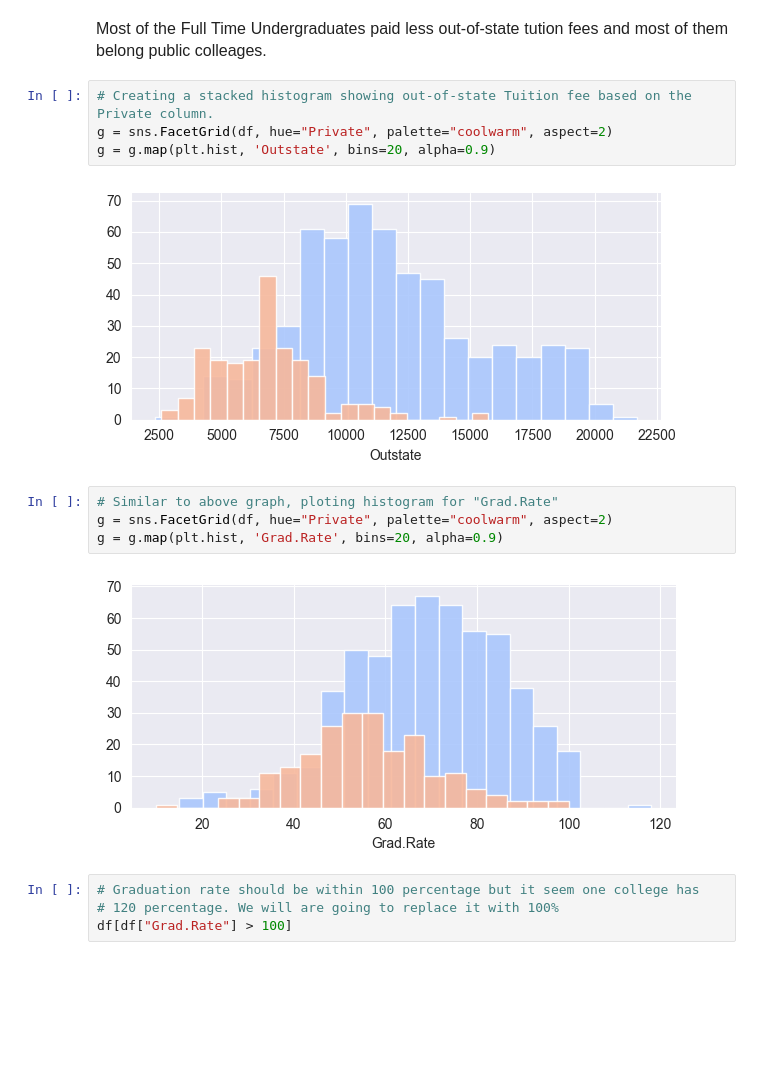
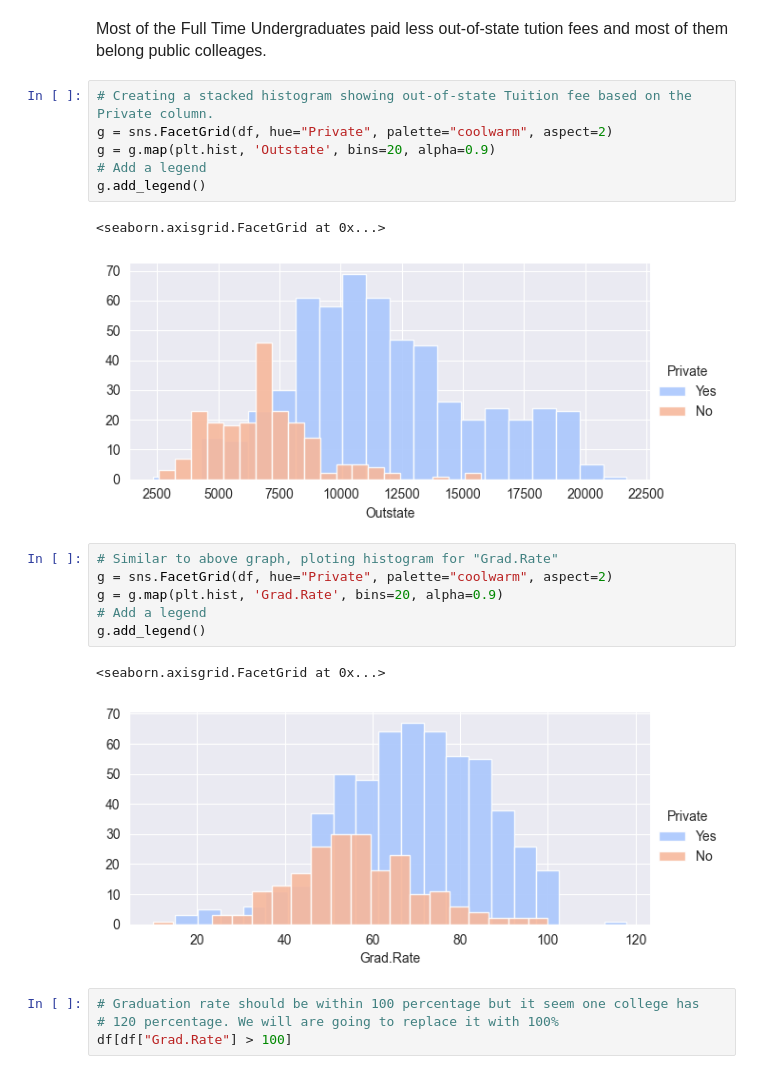
Before and after one commit to madhubabukencha/machine_learning, a Jupyter notebook: chap03_unsupervised_learning/1_k_means_clustering/3_college_project.ipynb, the cells around one changed output. Saved outputs shown, nothing was run; the diff lists cells and outputs as text; blank space fills up the shorter version.

```diff
--- a/chap03_unsupervised_learning/1_k_means_clustering/3_college_project.ipynb
+++ b/chap03_unsupervised_learning/1_k_means_clustering/3_college_project.ipynb
@@ -110,15 +119,21 @@ sns.lmplot(x="Outstate",
 # %%
 # Creating a stacked histogram showing out-of-state Tuition fee based on the Private column.
 g = sns.FacetGrid(df, hue="Private", palette="coolwarm", aspect=2)
 g = g.map(plt.hist, 'Outstate', bins=20, alpha=0.9)
+# Add a legend
+g.add_legend()
 # %% [output]
+<seaborn.axisgrid.FacetGrid at 0x...>
-[figure, old version]
+[figure, new version]
 # %%
 # Similar to above graph, ploting histogram for "Grad.Rate"
 g = sns.FacetGrid(df, hue="Private", palette="coolwarm", aspect=2)
 g = g.map(plt.hist, 'Grad.Rate', bins=20, alpha=0.9)
+# Add a legend
+g.add_legend()
 # %% [output]
+<seaborn.axisgrid.FacetGrid at 0x...>
-[figure, old version]
+[figure, new version]
 # %%
 # Graduation rate should be within 100 percentage but it seem one college has
 # 120 percentage. We will are going to replace it with 100%
```
Also changed, not shown: parts of 15 cells of this notebook, 1 other file.
